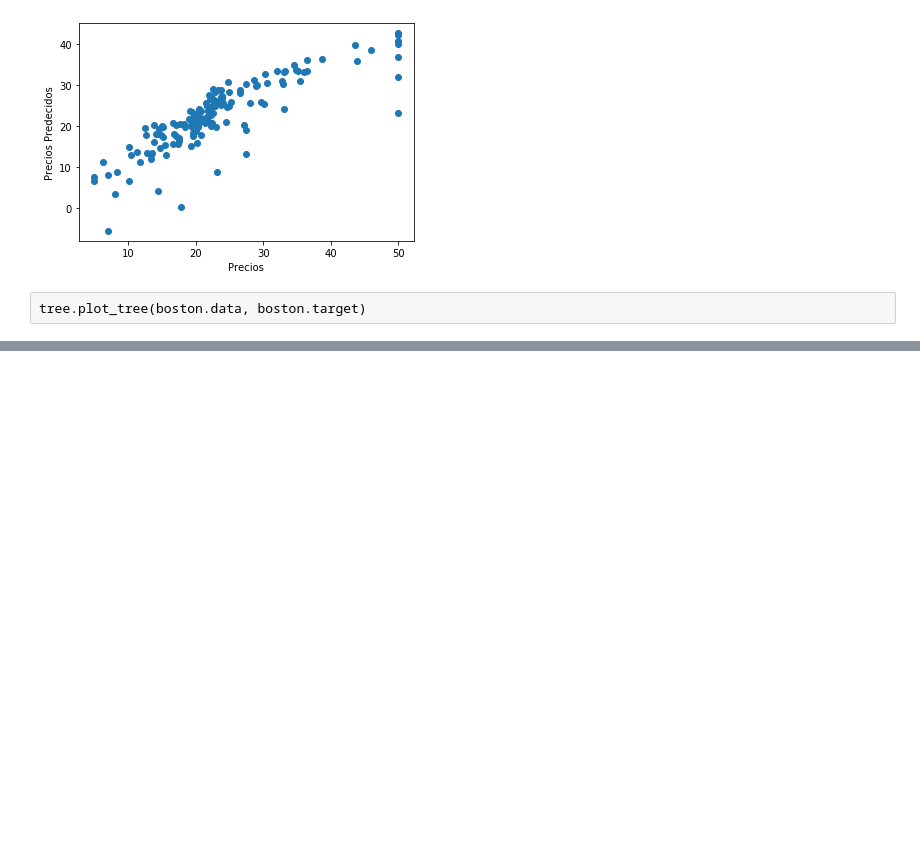
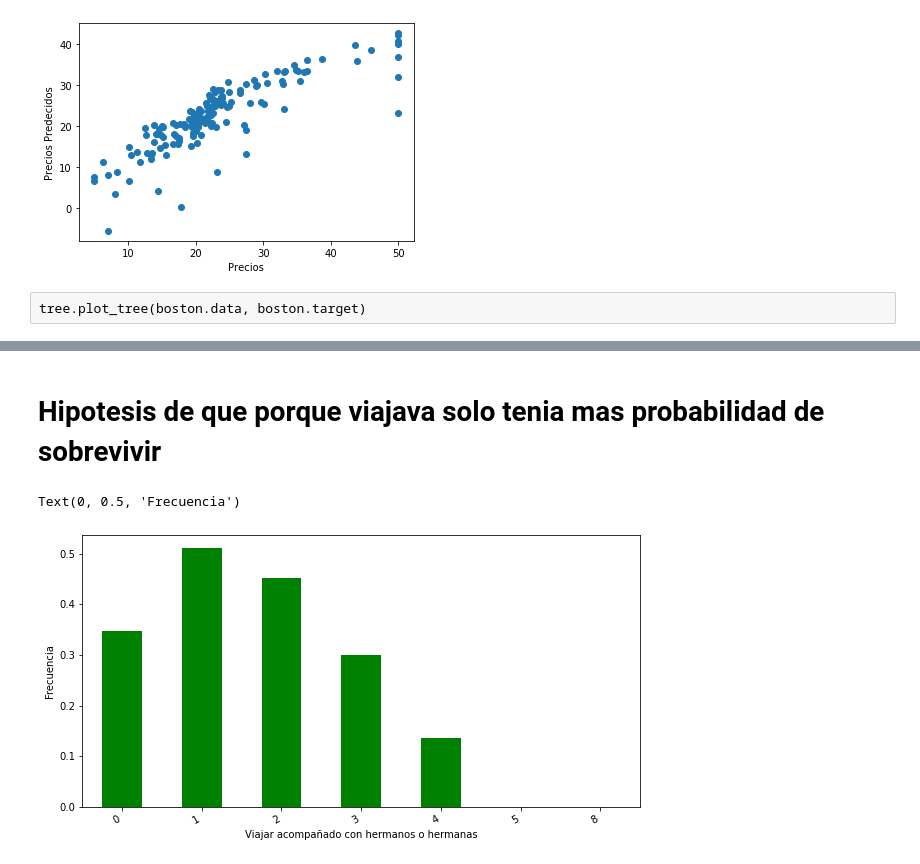
Before and after one commit to InteligenciaArtificialIIP/Arboles-y-Bosques-Aleatorios, a Jupyter notebook: Arboles y Bosques Aleatorios.ipynb, the cells around one changed output, grey strips where cells are left out. Saved outputs shown, nothing was run; the diff lists cells and outputs as text; code cells hidden in the pictures; blank space fills up the shorter version.

```diff
--- a/Arboles y Bosques Aleatorios.ipynb
+++ b/Arboles y Bosques Aleatorios.ipynb
@@ -680,0 +770,5 @@ tree.plot_tree(boston.data, boston.target)
+# %%
+sex_dummies=pd.get_dummies(dataset["sex"], prefix="sx")
+sex_dummies.drop(sex_dummies.columns[0],axis=1,inplace=True)
+dataset0=pd.concat([dataset, sex_dummies], axis=1)
+dataset0.head()
@@ -680,0 +839,17 @@ tree.plot_tree(boston.data, boston.target)
+# %% [markdown]
+# Hipotesis de que porque viajava solo tenia mas probabilidad de sobrevivir
+# %%
+dataset_hipotesis=pd.concat([dataset3[dataset3.survived==1].groupby('sibsp').sibsp.count(),dataset3[dataset3.survived==0].groupby('sibsp').sibsp.count()],axis=1)
+
+dataset_hipotesis.columns=['sibsp_class_ys','sibsp_class_ns']
+
+dataset_hipotesis_final=dataset_hipotesis.sibsp_class_ys/(dataset_hipotesis.sibsp_class_ys+dataset_hipotesis.sibsp_class_ns)
+
+plt.figure(figsize=(10,5))
+ax = dataset_hipotesis_final.plot(kind="bar", color='g', y='Percentage')
+ax.set_xticklabels(dataset_hipotesis_final.index, rotation=30, fontsize=10, ha='right')
+ax.set_xlabel('Viajar acompañado con hermanos o hermanas')
+ax.set_ylabel('Frecuencia')
+# %% [output]
+Text(0, 0.5, 'Frecuencia')
+[figure, added]
```
Also changed, not shown: parts of 49 cells of this notebook.
